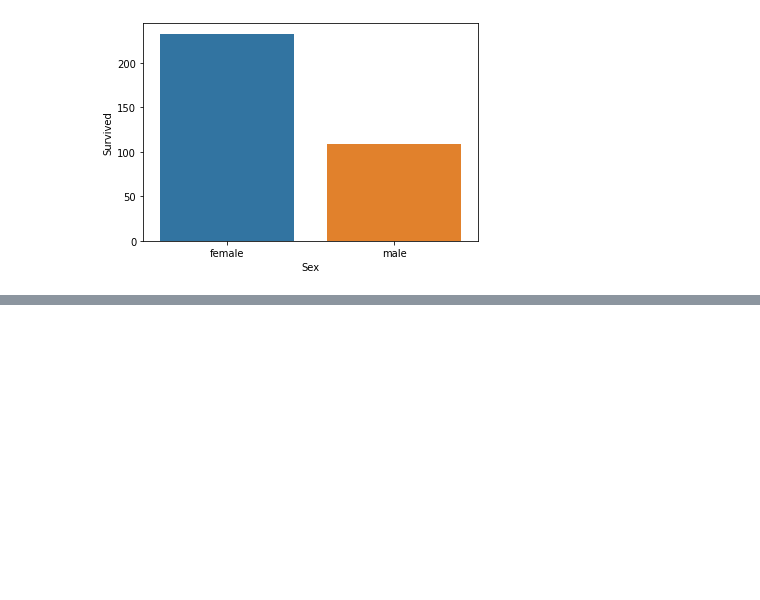
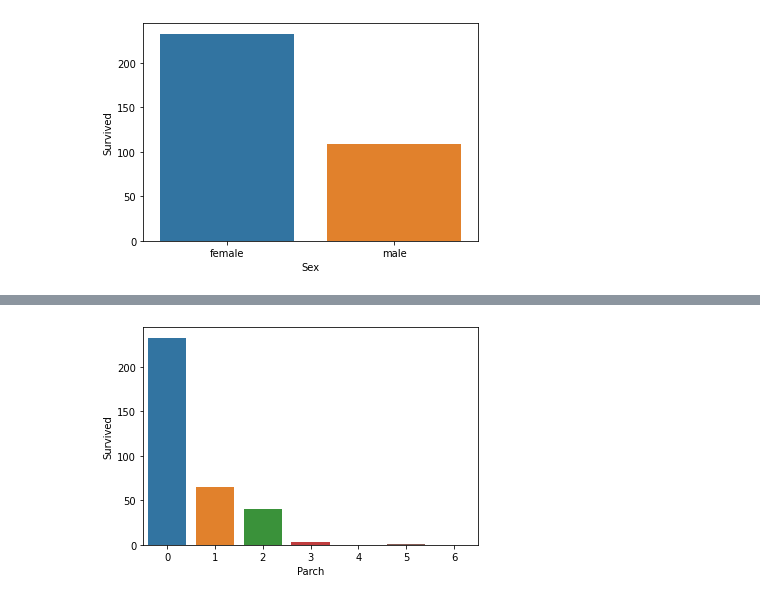
Before and after one commit to abhiraman/ML_Algos, a Jupyter notebook: Logistic_Regression.ipynb, the cells around one changed output, grey strips where cells are left out. Drawn from its saved outputs; the diff is of its cells as text; code cells hidden in the pictures; blank space fills up the shorter version.

```diff
--- a/Logistic_Regression.ipynb
+++ b/Logistic_Regression.ipynb
@@ -54,0 +62,5 @@ plot_feature(train_df,'Sex')
+# %%
+
+plot_feature(train_df,'Parch')
+# %% [output]
+[figure, added]
```
Also changed, not shown: parts of 14 cells of this notebook.
